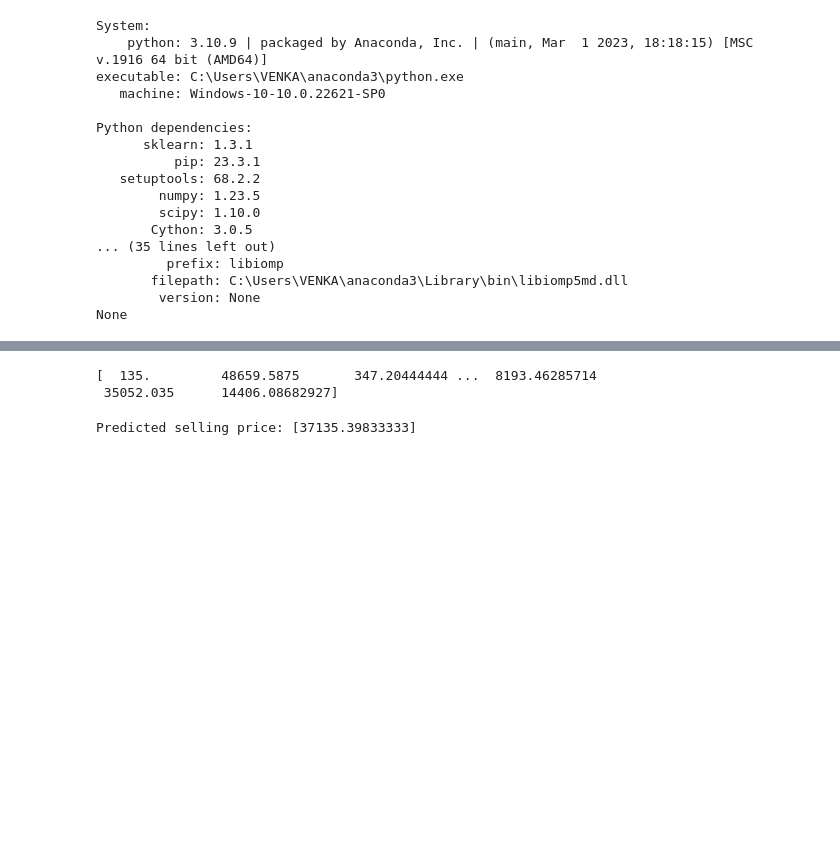
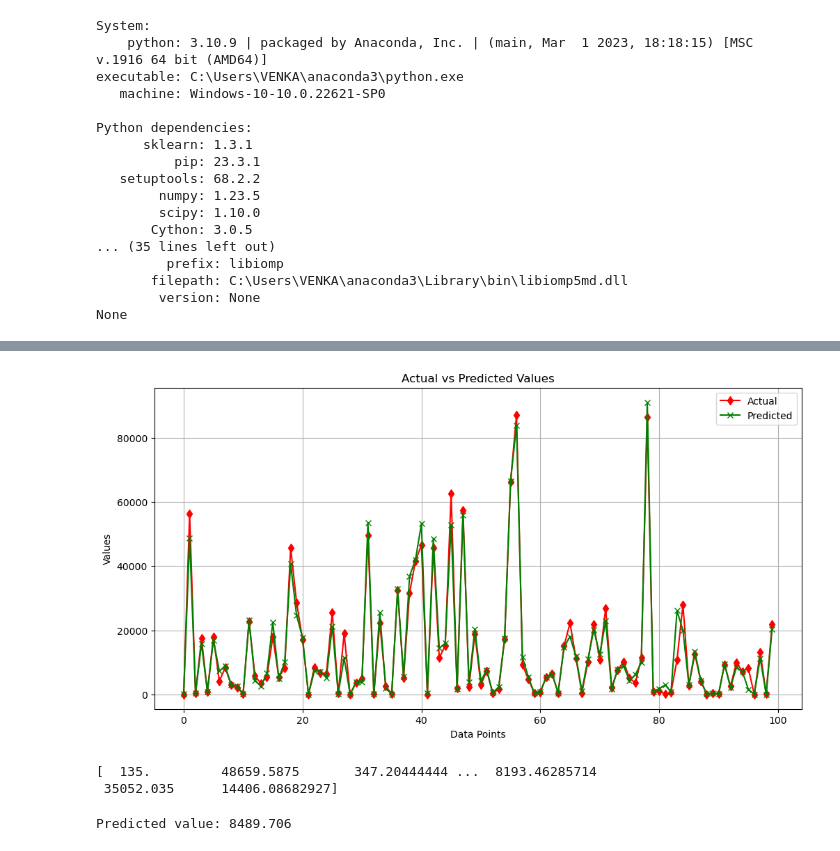
Before and after one commit to Vengatesan-K/Retail-sales-forecast, a Jupyter notebook: Retail-Regression-predictions.ipynb, the cells around one changed output, grey strips where cells are left out. Cells and saved outputs as stored; diff of their text form; code cells hidden in the pictures; blank space fills up the shorter version.

```diff
--- a/Retail-Regression-predictions.ipynb
+++ b/Retail-Regression-predictions.ipynb
@@ -386,15 +426,39 @@ R-squared: 0.9448697567724844
+# %%
+plt.figure(figsize=(12, 6))
+
+plt.plot(range(len(y_test[:100])), y_test[:100],color='r', label='Actual', marker='d')
+
+plt.plot(range(len(y_pred[:100])), y_pred[:100],color='g', label='Predicted', marker='x')
+
+plt.xlabel('Data Points')
+plt.ylabel('Values')
+plt.title('Actual vs Predicted Values')
+plt.legend()
+plt.grid(True)
+plt.show()
+# %% [output]
+[figure, added]
 # %%
 print(y_pred)
 # %% [output]
 [  135.         48659.5875       347.20444444 ...  8193.46285714
  35052.035      14406.08682927]
 # %%
-new_sample = np.array([[2,4, 1, 151315,2,2012,17,1]])
-new_sample1 = scaler.transform(new_sample)
-new_pred = best_model.predict(new_sample1)
-print('Predicted selling price:',new_pred )
+import pandas as pd
+from sklearn.preprocessing import StandardScaler
+
+new_data = [[2, 3, 1, 151315, 2, 2012, 15, 1]]
+
+columns = ['Store', 'Dept', 'IsHoliday', 'Size', 'Month', 'Year', 'WeekofYear', 'Type']
+new_df = pd.DataFrame(new_data, columns=columns)
+
+scaled_data = scaler.transform(new_df)
+
+prediction = best_model.predict(scaled_data)
+
+print("Predicted value:", prediction[0])
 # %% [output]
-Predicted selling price: [37135.39833333]
+Predicted value: 8489.706
 # %%
 import pickle
 with open('model.pkl', 'wb') as file:
```
Also changed, not shown: parts of 9 cells of this notebook.
